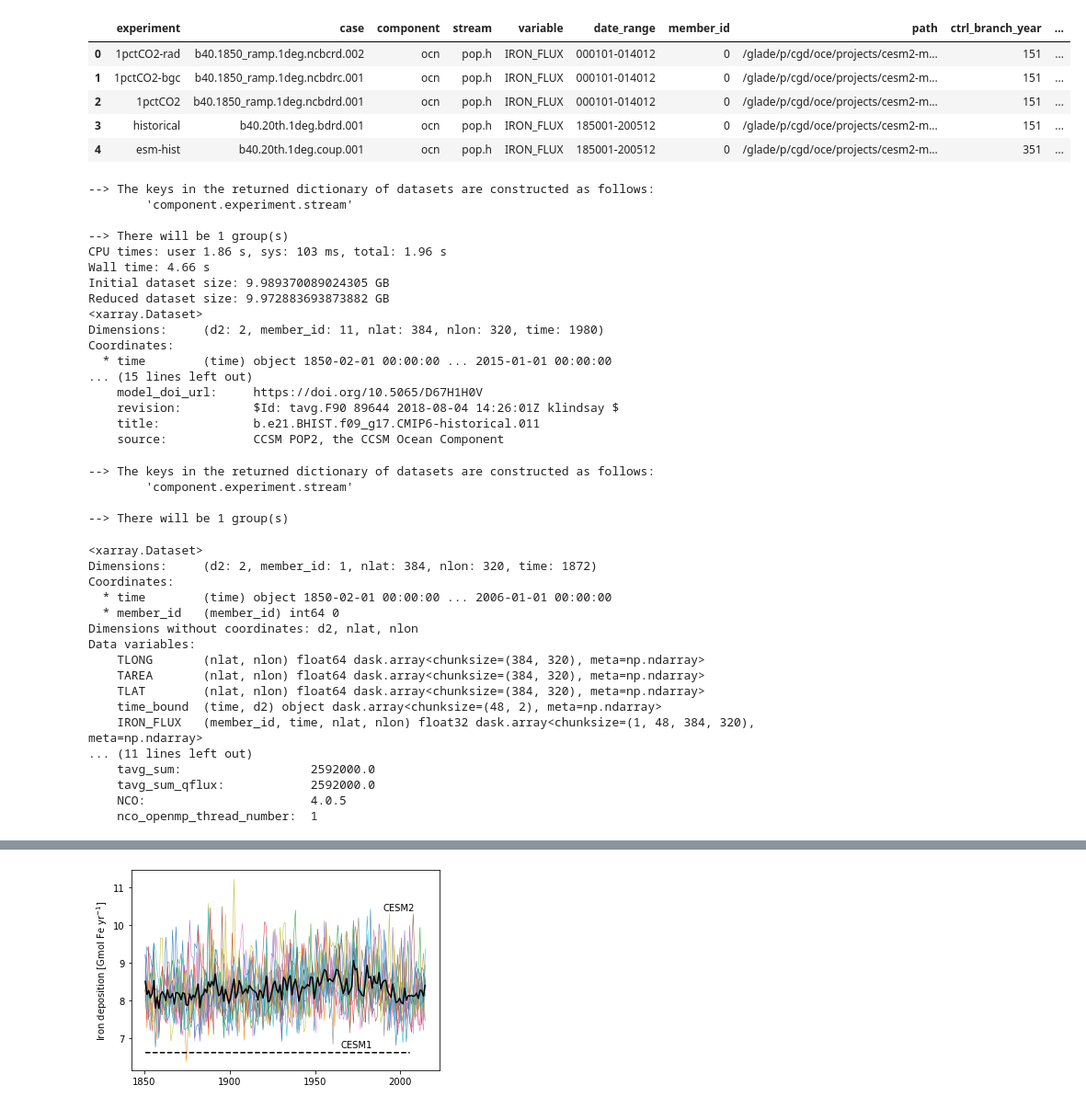
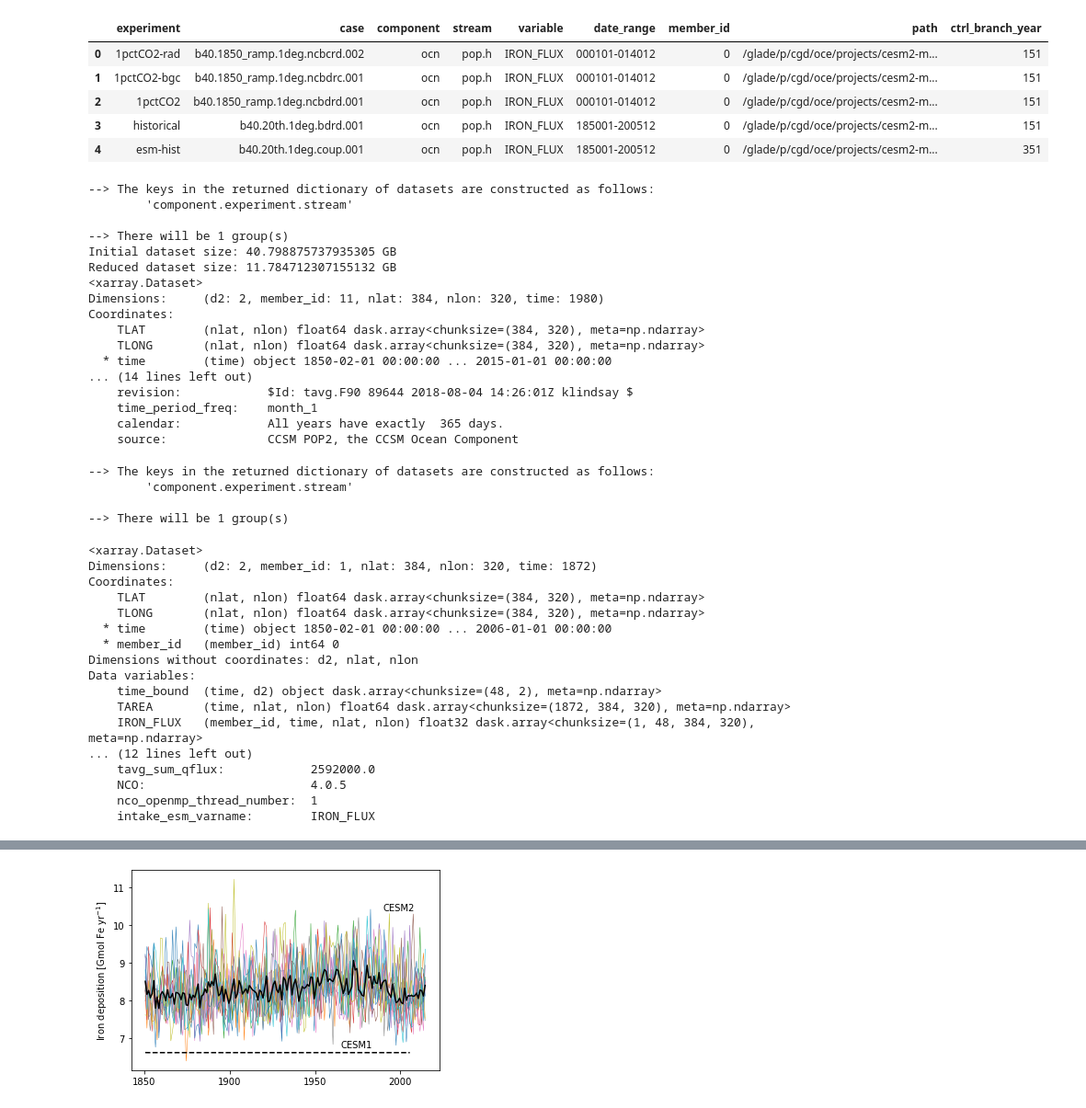
Before and after one commit to marbl-ecosys/cesm2-marbl, a Jupyter notebook: notebooks/forcing_iron_flux.ipynb, the cells around one changed output, grey strips where cells are left out. Shown: that part at 92% size. Drawn from its saved outputs; the diff is of its cells as text; code cells hidden in the pictures.

```diff
--- a/notebooks/forcing_iron_flux.ipynb
+++ b/notebooks/forcing_iron_flux.ipynb
@@ -38,28 +38,26 @@ Index(['experiment', 'case', 'component', 'stream', 'variable', 'date_range',
       dtype='object')
 # %%
 ### TODO: SUPPORT CMIP5
-cesm1 = intake.open_esm_datastore('/glade/work/mlevy/CMIP5-CESM1_only-NOT_CMORIZED.json')
+cesm1 = intake.open_esm_datastore('/glade/work/mlevy/intake-esm-collection/json/CESM1-CMIP5_only-NOT_CMORIZED.json')
 cesm1.df.head()
 # %% [output]
-|  | experiment | case | component | stream | variable | date_range | member_id | path | ctrl_branch_year | ... |
-| 0 | 1pctCO2-rad | b40.1850_ramp.1deg.ncbcrd.002 | ocn | pop.h | IRON_FLUX | 000101-014012 | 0 | /glade/p/cgd/oce/projects/cesm2-m... | 151 | ... |
-| 1 | 1pctCO2-bgc | b40.1850_ramp.1deg.ncbdrc.001 | ocn | pop.h | IRON_FLUX | 000101-014012 | 0 | /glade/p/cgd/oce/projects/cesm2-m... | 151 | ... |
-| 2 | 1pctCO2 | b40.1850_ramp.1deg.ncbdrd.001 | ocn | pop.h | IRON_FLUX | 000101-014012 | 0 | /glade/p/cgd/oce/projects/cesm2-m... | 151 | ... |
-| 3 | historical | b40.20th.1deg.bdrd.001 | ocn | pop.h | IRON_FLUX | 185001-200512 | 0 | /glade/p/cgd/oce/projects/cesm2-m... | 151 | ... |
-| 4 | esm-hist | b40.20th.1deg.coup.001 | ocn | pop.h | IRON_FLUX | 185001-200512 | 0 | /glade/p/cgd/oce/projects/cesm2-m... | 351 | ... |
+|  | experiment | case | component | stream | variable | date_range | member_id | path | ctrl_branch_year |
+| 0 | 1pctCO2-rad | b40.1850_ramp.1deg.ncbcrd.002 | ocn | pop.h | IRON_FLUX | 000101-014012 | 0 | /glade/p/cgd/oce/projects/cesm2-m... | 151 |
+| 1 | 1pctCO2-bgc | b40.1850_ramp.1deg.ncbdrc.001 | ocn | pop.h | IRON_FLUX | 000101-014012 | 0 | /glade/p/cgd/oce/projects/cesm2-m... | 151 |
+| 2 | 1pctCO2 | b40.1850_ramp.1deg.ncbdrd.001 | ocn | pop.h | IRON_FLUX | 000101-014012 | 0 | /glade/p/cgd/oce/projects/cesm2-m... | 151 |
+| 3 | historical | b40.20th.1deg.bdrd.001 | ocn | pop.h | IRON_FLUX | 185001-200512 | 0 | /glade/p/cgd/oce/projects/cesm2-m... | 151 |
+| 4 | esm-hist | b40.20th.1deg.coup.001 | ocn | pop.h | IRON_FLUX | 185001-200512 | 0 | /glade/p/cgd/oce/projects/cesm2-m... | 351 |
 # %%
 keep_vars = ['TAREA', 'TLONG', 'TLAT', 'IRON_FLUX', 'time', 'time_bound', 'member_id']
 # %%
 dq_tmp = cesm2.search(experiment=['historical'], variable='IRON_FLUX')
-%time dq = dq_tmp.to_dataset_dict(cdf_kwargs={'chunks':{'time': 48}})
 
-# glade timing
-# ------------
-# CPU times: user 1.84 s, sys: 145 ms, total: 1.99 s
-# Wall time: 8.98 s
+# WORKAROUND DUE TO BAD DATA ON CAMPAIGN
+df = dq_tmp.df.copy()
+dq_tmp.df = df[~df.date_range.isin(['185002-190001', '190002-195001', '195002-200001', '200002-201412'])]
 
-# campaign timing
-# ------------
+dq = dq_tmp.to_dataset_dict(cdf_kwargs={'chunks':{'time': 48}})
+
 
 _, ds2 = dq.popitem()
 print("Initial dataset size: {} GB".format(ds2.nbytes/(1024**3)))
@@ -71,19 +69,19 @@ print(ds2)
         'component.experiment.stream'
 
 --> There will be 1 group(s)
-CPU times: user 1.86 s, sys: 103 ms, total: 1.96 s
-Wall time: 4.66 s
-Initial dataset size: 9.989370089024305 GB
-Reduced dataset size: 9.972883693873882 GB
+Initial dataset size: 40.798875737935305 GB
+Reduced dataset size: 11.784712307155132 GB
 <xarray.Dataset>
 Dimensions:     (d2: 2, member_id: 11, nlat: 384, nlon: 320, time: 1980)
 Coordinates:
+    TLAT        (nlat, nlon) float64 dask.array<chunksize=(384, 320), meta=np.ndarray>
+    TLONG       (nlat, nlon) float64 dask.array<chunksize=(384, 320), meta=np.ndarray>
   * time        (time) object 1850-02-01 00:00:00 ... 2015-01-01 00:00:00
-... (15 lines left out)
-    model_doi_url:     https://doi.org/10.5065/D67H1H0V
-    revision:          $Id: tavg.F90 89644 2018-08-04 14:26:01Z klindsay $
-    title:             b.e21.BHIST.f09_g17.CMIP6-historical.011
-    source:            CCSM POP2, the CCSM Ocean Component
+... (14 lines left out)
+    revision:            $Id: tavg.F90 89644 2018-08-04 14:26:01Z klindsay $
+    time_period_freq:    month_1
+    calendar:            All years have exactly  365 days.
+    source:              CCSM POP2, the CCSM Ocean Component
 # %%
 dq = cesm1.search(experiment='historical', variable='IRON_FLUX').to_dataset_dict(cdf_kwargs={'chunks':{'time': 48}})
 _, ds1 = dq.popitem()
@@ -97,20 +95,20 @@ ds1
 <xarray.Dataset>
 Dimensions:     (d2: 2, member_id: 1, nlat: 384, nlon: 320, time: 1872)
 Coordinates:
+    TLAT        (nlat, nlon) float64 dask.array<chunksize=(384, 320), meta=np.ndarray>
+    TLONG       (nlat, nlon) float64 dask.array<chunksize=(384, 320), meta=np.ndarray>
   * time        (time) object 1850-02-01 00:00:00 ... 2006-01-01 00:00:00
   * member_id   (member_id) int64 0
 Dimensions without coordinates: d2, nlat, nlon
 Data variables:
-    TLONG       (nlat, nlon) float64 dask.array<chunksize=(384, 320), meta=np.ndarray>
-    TAREA       (nlat, nlon) float64 dask.array<chunksize=(384, 320), meta=np.ndarray>
-    TLAT        (nlat, nlon) float64 dask.array<chunksize=(384, 320), meta=np.ndarray>
     time_bound  (time, d2) object dask.array<chunksize=(48, 2), meta=np.ndarray>
+    TAREA       (time, nlat, nlon) float64 dask.array<chunksize=(1872, 384, 320), meta=np.ndarray>
     IRON_FLUX   (member_id, time, nlat, nlon) float32 dask.array<chunksize=(1, 48, 384, 320), meta=np.ndarray>
-... (11 lines left out)
-    tavg_sum:                  2592000.0
+... (12 lines left out)
     tavg_sum_qflux:            2592000.0
     NCO:                       4.0.5
     nco_openmp_thread_number:  1
+    intake_esm_varname:        IRON_FLUX
 # %%
 ds2_ann = esmlab.resample(ds2, freq='ann')
 ds2_ann
```
Also changed, not shown: parts of 6 cells of this notebook, 1 other file.
